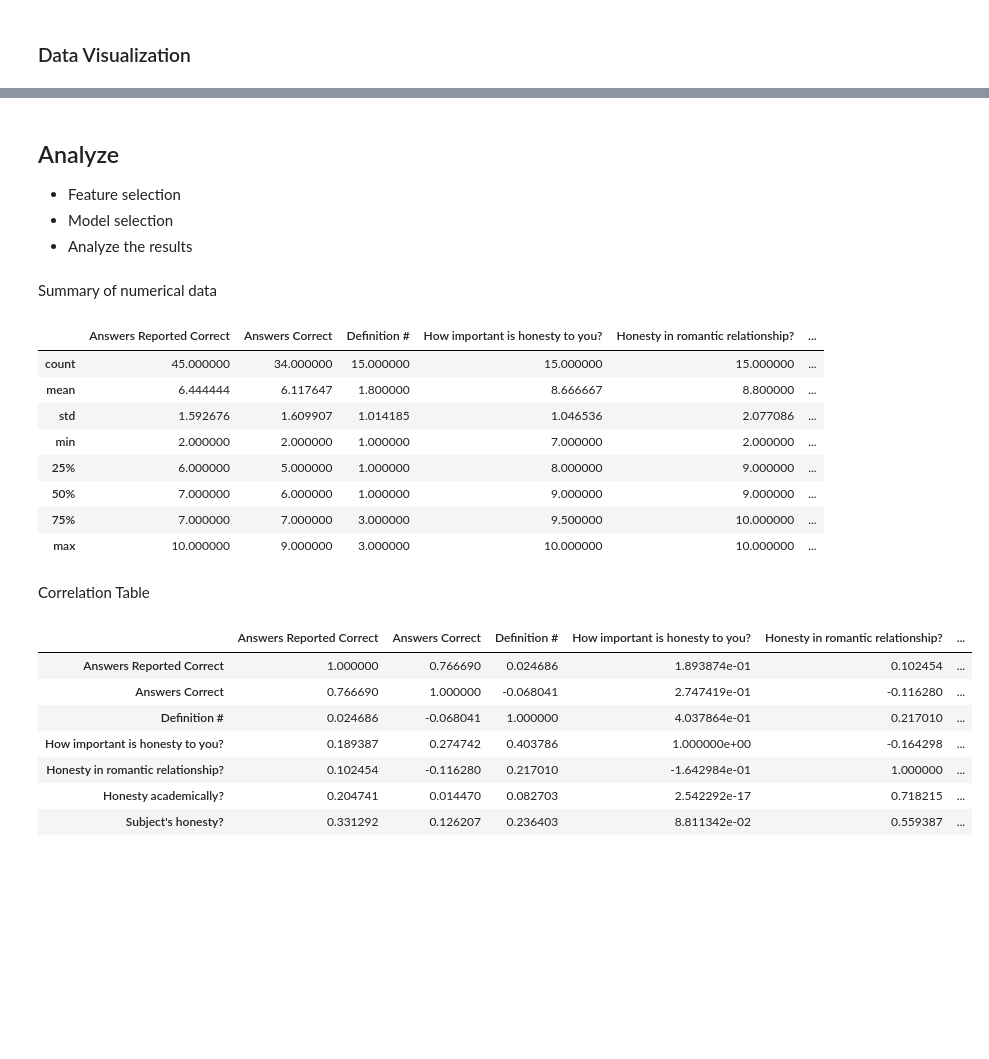
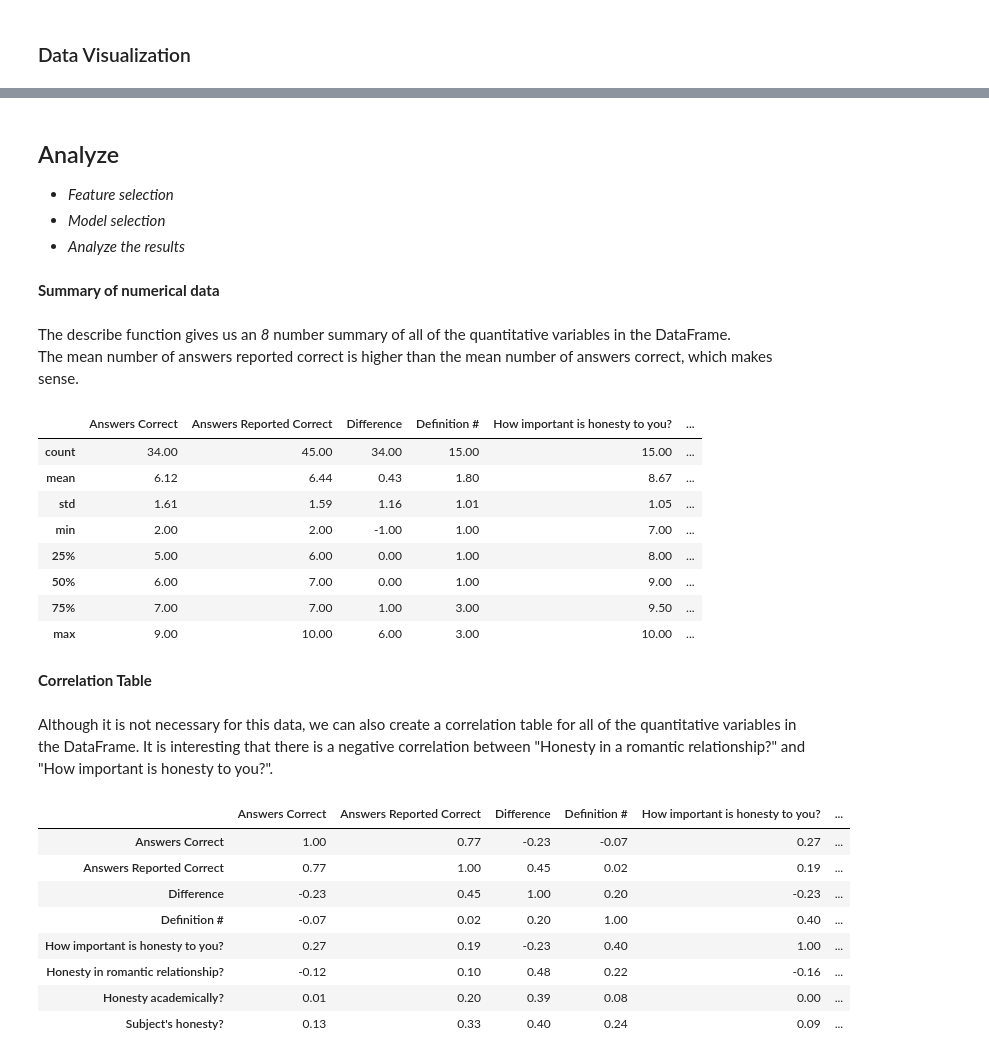
Before and after one commit to AkashMullick/statProject, a Jupyter notebook: Final Project.ipynb, the cells around one changed output, grey strips where cells are left out. Saved outputs shown, nothing was run; the diff lists cells and outputs as text; code cells hidden in the pictures; blank space fills up the shorter version.

```diff
--- a/Final Project.ipynb
+++ b/Final Project.ipynb
@@ -176,6 +180,7 @@ Mr. Rogerson’s room, Ms. Lewis’ room, Mr. Severance’s room, and Mrs. Bulle
 # %%
 data = pd.read_csv("./data.csv", sep = ",") # read the results from a csv and generate a DataFrame
 print("Data")
+names = data.pop("Name") # remove names to ensure confidentiality
 data # display contents
 # %% [output]
 Data
@@ -208,0 +218,4 @@ data["Survey or No"].fillna("No Survey", inplace = True)
+# %%
+data["Difference"] = data["Answers Reported Correct"] - data["Answers Correct"]
+data = data[["Answers Correct", "Answers Reported Correct", "Difference", "Survey or No", "What does Honesty mean to you", "Definition #", "How important is honesty to you?", "Honesty in romantic relationship?", "Honesty academically?", "Subject's honesty?"]] # rearrange columns
+# data
@@ -230,33 +249,39 @@ data.plot(y=["Answers Correct", "Answers Reported Correct"], kind="box") # creat
 # %% [markdown]
 ## Analyze
 
-* Feature selection
-* Model selection
-* Analyze the results
+* *Feature selection*
+* *Model selection*
+* *Analyze the results*
 # %% [markdown]
-Summary of numerical data
+**Summary of numerical data**
+# %% [markdown]
+The describe function gives us an *8* number summary of all of the quantitative variables in the DataFrame.
+The mean number of answers reported correct is higher than the mean number of answers correct, which makes sense.
 # %%
-data.describe()
+data.describe().round(decimals = 2)
 # %% [output]
-|  | Answers Reported Correct | Answers Correct | Definition # | How important is honesty to you? | Honesty in romantic relationship? | ... |
-| count | 45.000000 | 34.000000 | 15.000000 | 15.000000 | 15.000000 | ... |
-| mean | 6.444444 | 6.117647 | 1.800000 | 8.666667 | 8.800000 | ... |
-| std | 1.592676 | 1.609907 | 1.014185 | 1.046536 | 2.077086 | ... |
-| min | 2.000000 | 2.000000 | 1.000000 | 7.000000 | 2.000000 | ... |
-| 25% | 6.000000 | 5.000000 | 1.000000 | 8.000000 | 9.000000 | ... |
-| 50% | 7.000000 | 6.000000 | 1.000000 | 9.000000 | 9.000000 | ... |
-| 75% | 7.000000 | 7.000000 | 3.000000 | 9.500000 | 10.000000 | ... |
-| max | 10.000000 | 9.000000 | 3.000000 | 10.000000 | 10.000000 | ... |
+|  | Answers Correct | Answers Reported Correct | Difference | Definition # | How important is honesty to you? | ... |
+| count | 34.00 | 45.00 | 34.00 | 15.00 | 15.00 | ... |
+| mean | 6.12 | 6.44 | 0.43 | 1.80 | 8.67 | ... |
+| std | 1.61 | 1.59 | 1.16 | 1.01 | 1.05 | ... |
+| min | 2.00 | 2.00 | -1.00 | 1.00 | 7.00 | ... |
+| 25% | 5.00 | 6.00 | 0.00 | 1.00 | 8.00 | ... |
+| 50% | 6.00 | 7.00 | 0.00 | 1.00 | 9.00 | ... |
+| 75% | 7.00 | 7.00 | 1.00 | 3.00 | 9.50 | ... |
+| max | 9.00 | 10.00 | 6.00 | 3.00 | 10.00 | ... |
-# %% [markdown]
-Correlation Table
+# %% [markdown]
+**Correlation Table**
+# %% [markdown]
+Although it is not necessary for this data, we can also create a correlation table for all of the quantitative variables in the DataFrame. It is interesting that there is a negative correlation between "Honesty in a romantic relationship?" and "How important is honesty to you?".
 # %%
-data.corr()
+data.corr().round(decimals = 2)
 # %% [output]
-|  | Answers Reported Correct | Answers Correct | Definition # | How important is honesty to you? | Honesty in romantic relationship? | ... |
-| Answers Reported Correct | 1.000000 | 0.766690 | 0.024686 | 1.893874e-01 | 0.102454 | ... |
-| Answers Correct | 0.766690 | 1.000000 | -0.068041 | 2.747419e-01 | -0.116280 | ... |
-| Definition # | 0.024686 | -0.068041 | 1.000000 | 4.037864e-01 | 0.217010 | ... |
-| How important is honesty to you? | 0.189387 | 0.274742 | 0.403786 | 1.000000e+00 | -0.164298 | ... |
-| Honesty in romantic relationship? | 0.102454 | -0.116280 | 0.217010 | -1.642984e-01 | 1.000000 | ... |
-| Honesty academically? | 0.204741 | 0.014470 | 0.082703 | 2.542292e-17 | 0.718215 | ... |
-| Subject's honesty? | 0.331292 | 0.126207 | 0.236403 | 8.811342e-02 | 0.559387 | ... |
+|  | Answers Correct | Answers Reported Correct | Difference | Definition # | How important is honesty to you? | ... |
+| Answers Correct | 1.00 | 0.77 | -0.23 | -0.07 | 0.27 | ... |
+| Answers Reported Correct | 0.77 | 1.00 | 0.45 | 0.02 | 0.19 | ... |
+| Difference | -0.23 | 0.45 | 1.00 | 0.20 | -0.23 | ... |
+| Definition # | -0.07 | 0.02 | 0.20 | 1.00 | 0.40 | ... |
+| How important is honesty to you? | 0.27 | 0.19 | -0.23 | 0.40 | 1.00 | ... |
+| Honesty in romantic relationship? | -0.12 | 0.10 | 0.48 | 0.22 | -0.16 | ... |
+| Honesty academically? | 0.01 | 0.20 | 0.39 | 0.08 | 0.00 | ... |
+| Subject's honesty? | 0.13 | 0.33 | 0.40 | 0.24 | 0.09 | ... |
```
Also changed, not shown: parts of 41 cells of this notebook.
